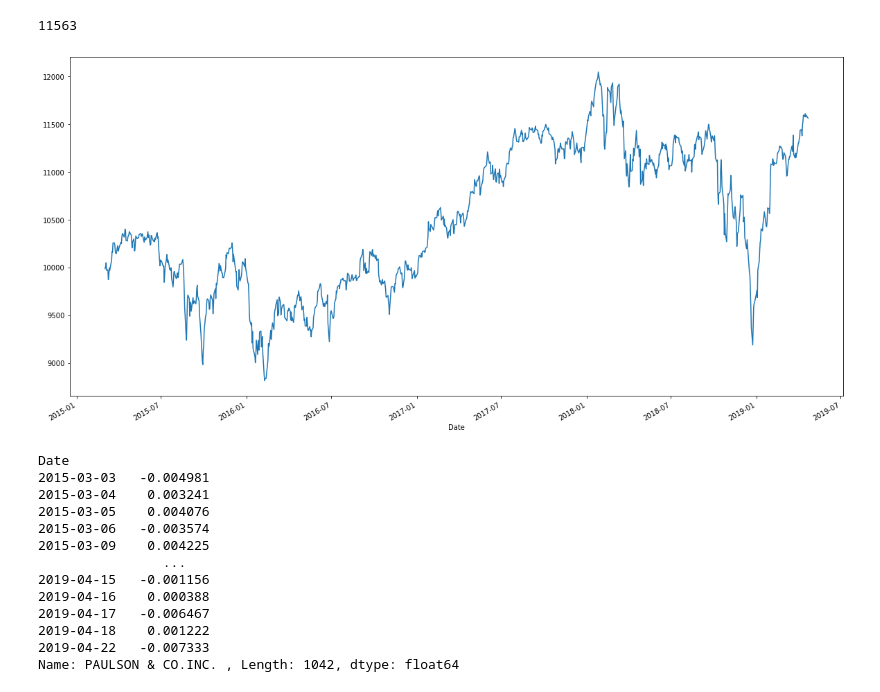
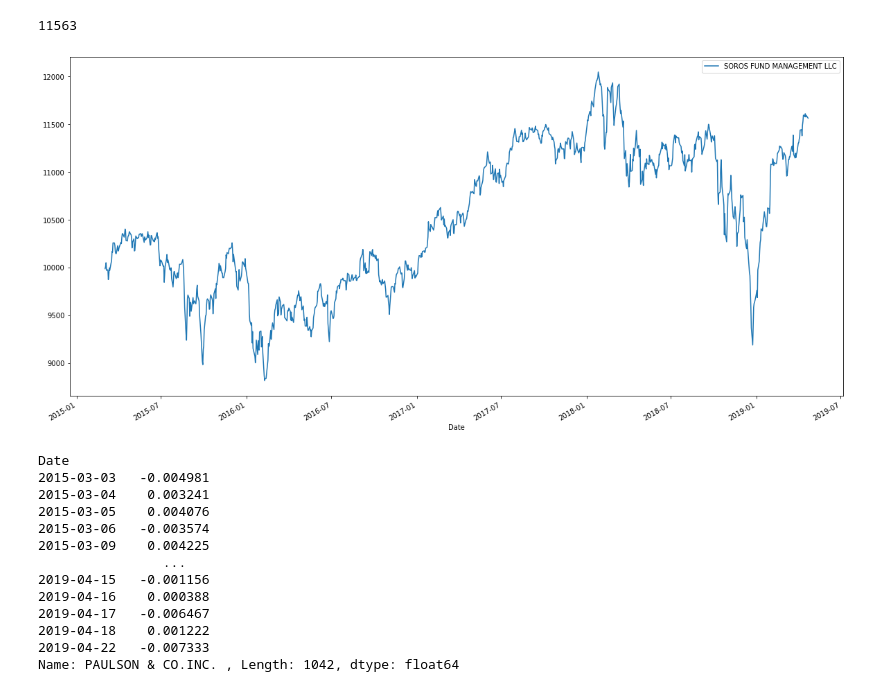
Before and after one commit to jordan-gilmartin/pandas-portfolio-analysis, a Jupyter notebook: whale_analysis.ipynb, the cells around one changed output. Drawn from its saved outputs; the diff is of its cells as text; code cells hidden in the pictures.

```diff
--- a/whale_analysis.ipynb
+++ b/whale_analysis.ipynb
@@ -358,9 +362,10 @@ SOROS_ending_balance.round().astype(int)
 # %% [output]
 11563
 # %%
-SOROS_profit.plot(figsize=(20,10));
+SOROS_profit.plot(figsize=(20,10), legend=True);
+plt.savefig("Images/DailyReturns.png")
 # %% [output]
-[figure, old version]
+[figure, new version]
 # %%
 # Grabbing SOROS Daily Returns
 PAULSON = combined_df['PAULSON & CO.INC. ']
```
Also changed, not shown: parts of 5 cells of this notebook, 5 other files.
